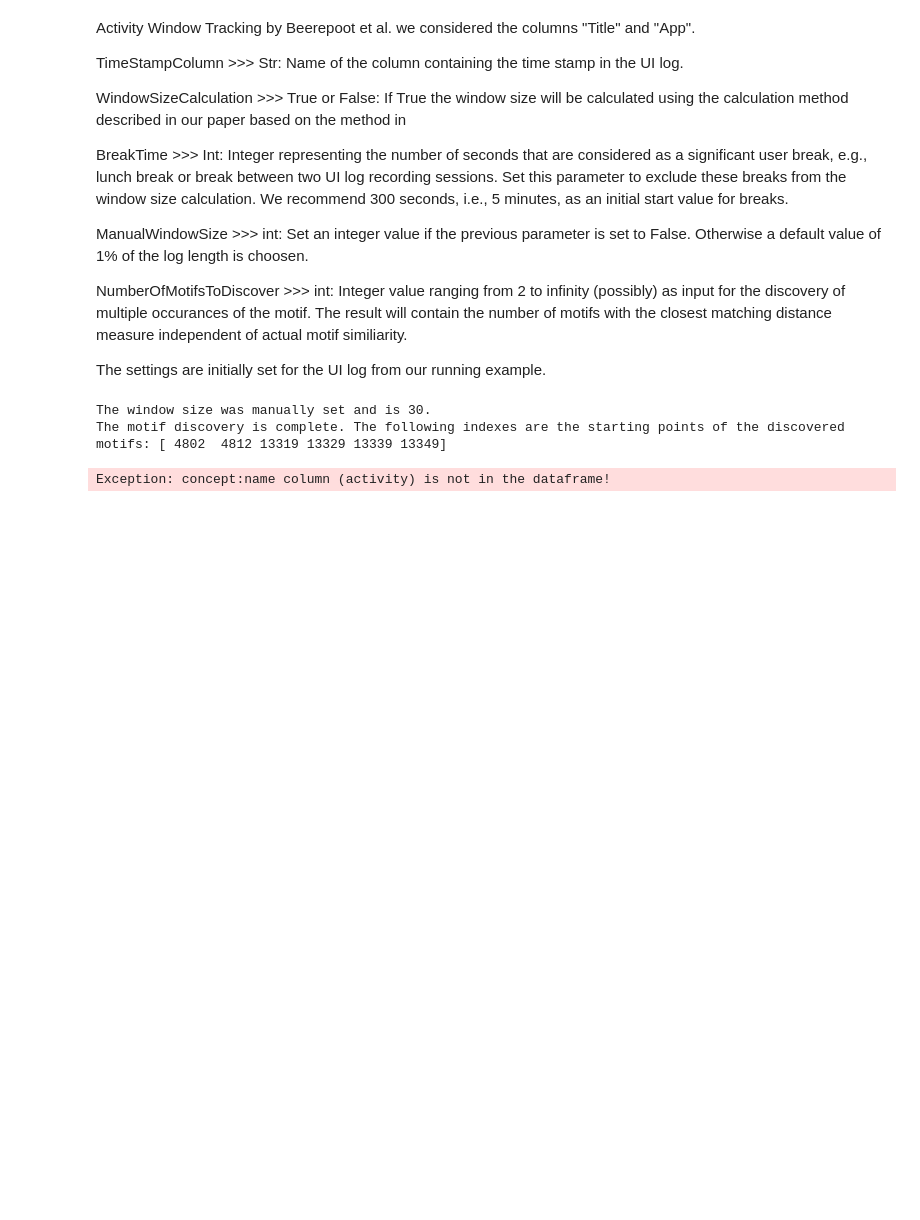
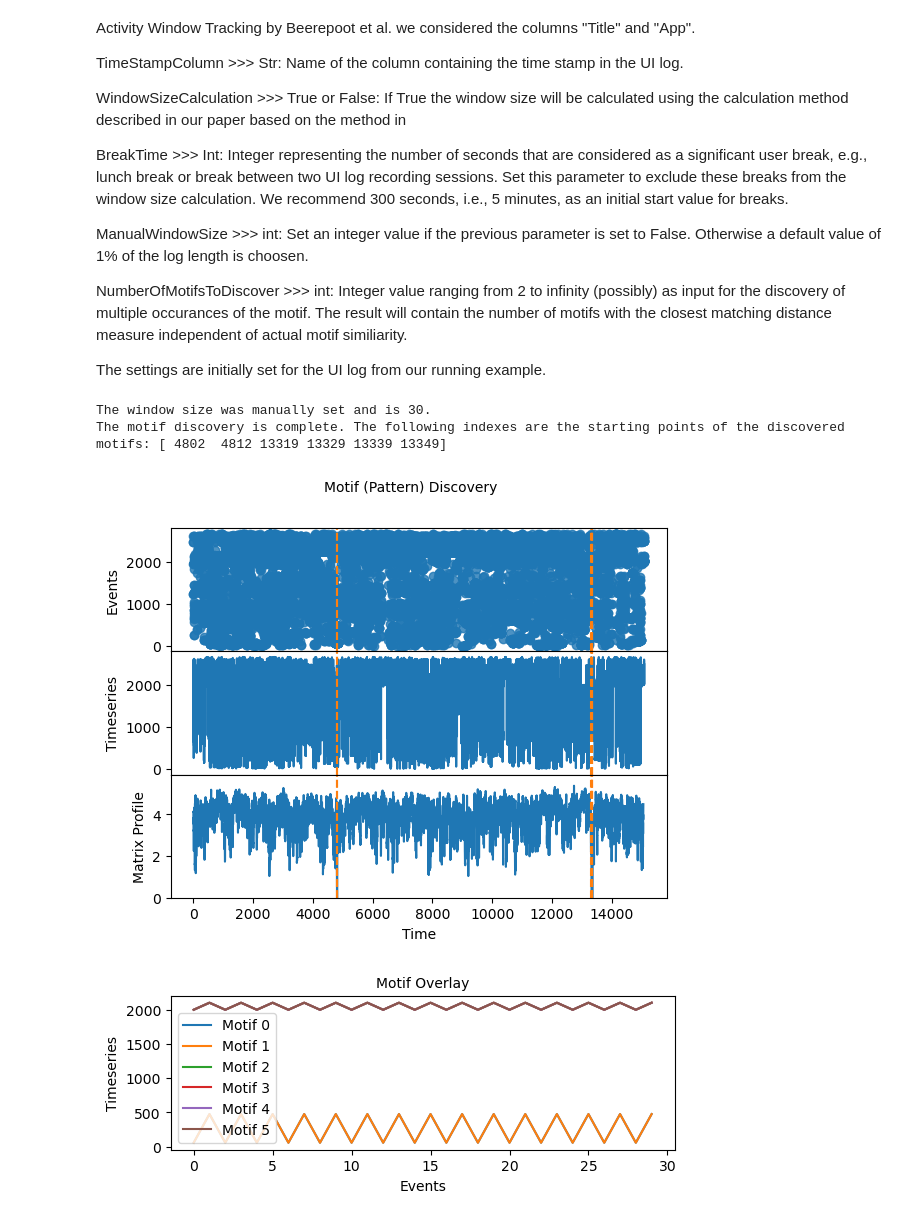
Before and after one commit to thohenadl/TSMDforUILogs, a Jupyter notebook: SingleLogDiscovery.ipynb, the cells around one changed output. Cells and saved outputs as stored; diff of their text form; code cells hidden in the pictures; blank space fills up the shorter version.

```diff
--- a/SingleLogDiscovery.ipynb
+++ b/SingleLogDiscovery.ipynb
@@ -49,21 +50,26 @@ NumberOfMotifsToDiscover >>> int: Integer value ranging from 2 to infinity (poss
 
 The settings are initially set for the UI log from our running example.
 # %%
+# ---- Select One of the following or set own parameters to own UI log ----
 UiLogPath = "logs/smartRPA/percentageComparison/"
 UiLogFilename = "LenLog_1_1_10_10_10_1000.csv"
 encoding_method = "utf-8"
 seperator = ","
+awt_data = False
 
 UiLogPath = "logs/Banking/"
 UiLogFilename = "TSMD Log Sparkass_combined.csv"
 encoding_method = "utf-8"
 seperator = ","
+awt_data = False
 
 UiLogPath = "logs/AWT/"
 UiLogFilename = "AWT_data_Iris_March_2023_labelled.csv"
 encoding_method  = "latin-1"
 seperator = ";"
+awt_data = True
 
+# ---- Configure your settings according to the approach ----
 ContextColumns = ["App","Title"]
 timeStampColumn = "time:timestamp"
 WindowSizeCalculation = False
@@ -71,7 +77,7 @@ BreakTime = 300
 ManualWindowSize = 30
 NumberOfMotifsToDiscover = 6
 # %%
-# ---- Do not change from here ----
+# ---- Do not change from here; Execute Only ----
 
 # ---- PreProcessing ----
 file = pd.read_csv(UiLogPath + UiLogFilename, encoding=encoding_method, sep=seperator)
@@ -97,9 +103,11 @@ print(f"The motif discovery is complete. The following indexes are the starting
 caseuiLog = util.util.reduceLogToDiscovered(file,top_motifs[1][0],size)
 
 # ---- Process Discovery ----
-pm4pyDf = pm4py.format_dataframe(caseuiLog)
-uiLogg, start_activities, end_activities = pm4py.discover_dfg(pm4pyDf)
-pm4py.view_dfg(uiLogg, start_activities, end_activities)
+# Info: Does not work for AWT data as it does not have an action (concept:name) column
+if awt_data == False:
+    pm4pyDf = pm4py.format_dataframe(caseuiLog)
+    uiLogg, start_activities, end_activities = pm4py.discover_dfg(pm4pyDf)
+    pm4py.view_dfg(uiLogg, start_activities, end_activities)
 
 
 # ---- Motif Visualisation ----
@@ -116,31 +124,37 @@ axs2[0].scatter(rows, ids, alpha=0.8)
 axs2[0].set_ylabel('Events', fontsize='10')
 # Plot Timeseries data
 axs2[1].plot(event_series)
 axs2[1].set_ylabel('Timeseries', fontsize='10')
 # Plot Matrix profiles
 axs2[2].set_xlabel('Time', fontsize ='10')
 axs2[2].set_ylabel('Matrix Profile', fontsize='10')
 axs2[2].set_ylim(top=tm_matrix[:, 0].max()*1.1) #displaying the max value with some uplift for space in Graph
 axs2[2].plot(tm_matrix[:, 0])
 # Adding Dashed lines
 for discovered in top_motifs[1][0]:
     axs2[0].axvline(x=discovered, linestyle="dashed",color='C1')
     axs2[1].axvline(x=discovered, linestyle="dashed",color='C1')
     axs2[2].axvline(x=discovered, linestyle="dashed",color='C1')
 
 # Display Pattern overlay
 fig, ax = plt.subplots(figsize=(6.5, 2))
 plt.title('Motif Overlay', fontsize='10')
 ax.set_xlabel("Events", fontsize='10')
 ax.set_ylabel("Timeseries", fontsize='10')
 # Plot motif and nearest neighbor window
 for i, val in enumerate(top_motifs[1][0]):
     colorPlot = 'C' + str(i)
     ax.plot(event_series[val:val+size], color=colorPlot, label=f"Motif {i}")
 
 plt.legend(loc="best",fontsize=10)
 plt.show()
+
+# ---- Show reduced dataframe with cases in nice html display ----
+url = UiLogPath + 'discoveredUILog.html'
+caseuiLog.to_html(url)
+webbrowser.open('file://' + os.path.realpath(url))
 # %% [output]
 The window size was manually set and is 30.
 The motif discovery is complete. The following indexes are the starting points of the discovered motifs: [ 4802  4812 13319 13329 13339 13349]
-Exception: concept:name column (activity) is not in the dataframe!
+[figure, added]
+[figure, added]
```
Also changed, not shown: parts of 2 cells of this notebook.
